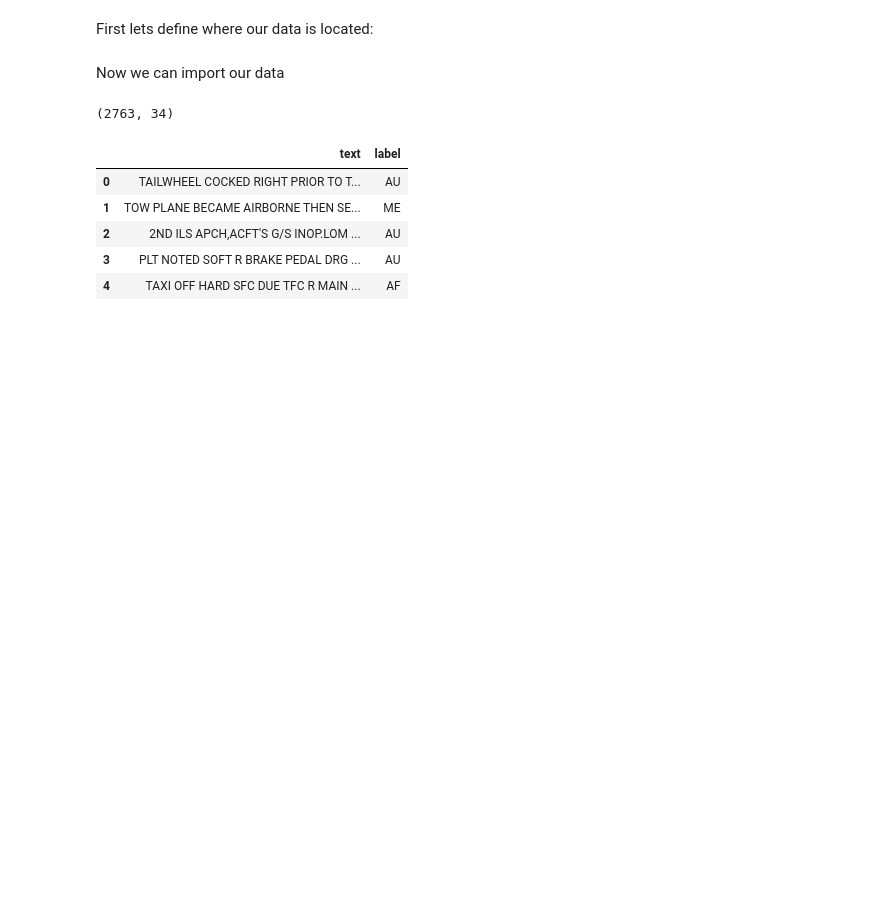
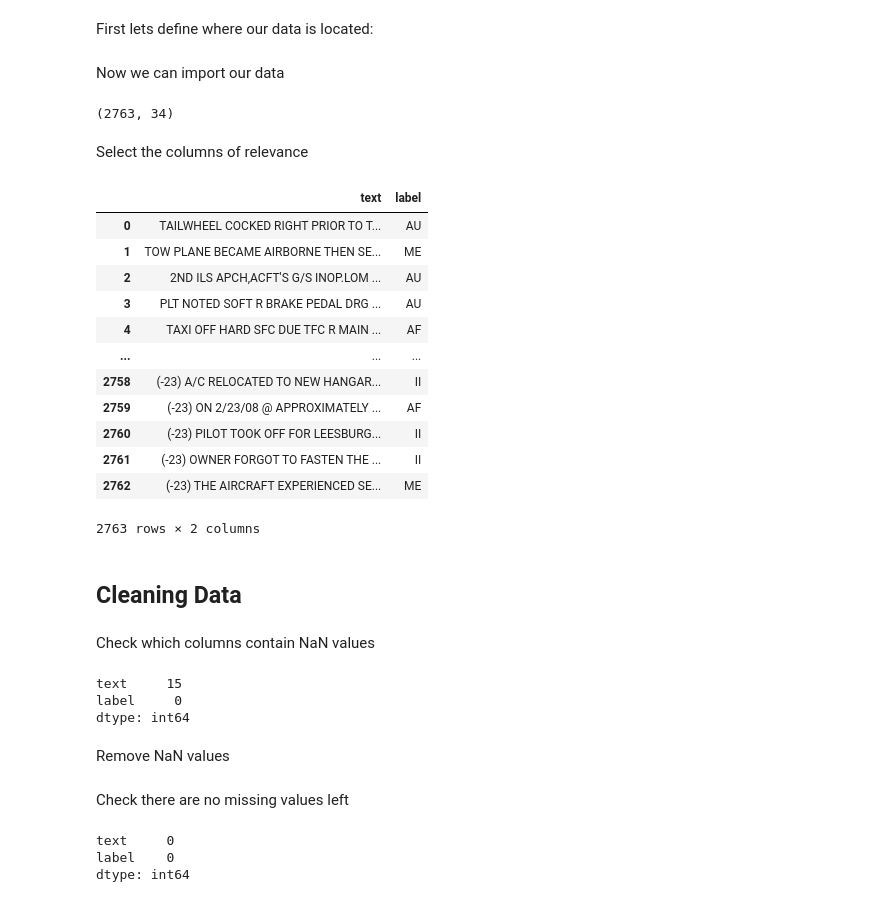
Before and after one commit to nd-crane/nbdev-framework-example, a Jupyter notebook: nbs/03_Training_Model.ipynb, the cells around one changed output. Drawn from its saved outputs; the diff is of its cells as text; code cells hidden in the pictures; blank space fills up the shorter version.

```diff
--- a/nbs/03_Training_Model.ipynb
+++ b/nbs/03_Training_Model.ipynb
@@ -21,19 +39,40 @@ cleaned_data = '../data/cleaned-data'
 # %% [markdown]
 Now we can import our data
 # %%
-df = pd.read_csv(f'{cleaned_data}/Maintenance_Text_data.csv')
-df.shape
+raw_data = pd.read_csv(f'{cleaned_data}/Maintenance_Text_data.csv')
+raw_data.shape
 # %% [output]
 (2763, 34)
+# %% [markdown]
+Select the columns of relevance
 # %%
-data = pd.DataFrame()
-data['text'] = df['c119']
-data['label'] = df['c78']
-data.head()
+df = pd.DataFrame()
+df['text'] = raw_data['c119']
+df['label'] = raw_data['c78']
+df
 # %% [output]
 |  | text | label |
 | 0 | TAILWHEEL COCKED RIGHT PRIOR TO T... | AU |
 | 1 | TOW PLANE BECAME AIRBORNE THEN SE... | ME |
 | 2 | 2ND ILS APCH,ACFT'S G/S INOP.LOM ... | AU |
 | 3 | PLT NOTED SOFT R BRAKE PEDAL DRG ... | AU |
 | 4 | TAXI OFF HARD SFC DUE TFC R MAIN ... | AF |
+| ... | ... | ... |
+| 2758 | (-23) A/C RELOCATED TO NEW HANGAR... | II |
+| 2759 | (-23) ON 2/23/08 @ APPROXIMATELY ... | AF |
+| 2760 | (-23) PILOT TOOK OFF FOR LEESBURG... | II |
+| 2761 | (-23) OWNER FORGOT TO FASTEN THE ... | II |
+| 2762 | (-23) THE AIRCRAFT EXPERIENCED SE... | ME |
+2763 rows × 2 columns
+# %% [markdown]
+## Cleaning Data
+# %% [markdown]
+Check which columns contain NaN values
+# %%
+df.isna().sum()
+# %% [output]
+text     15
+label     0
+dtype: int64
+# %% [markdown]
+Remove NaN values
@@ -39,0 +82,8 @@ data.head()
+# %% [markdown]
+Check there are no missing values left
+# %%
+df.isna().sum()
+# %% [output]
+text     0
+label    0
+dtype: int64
```
Also changed, not shown: parts of 44 cells of this notebook, 4 other files.
